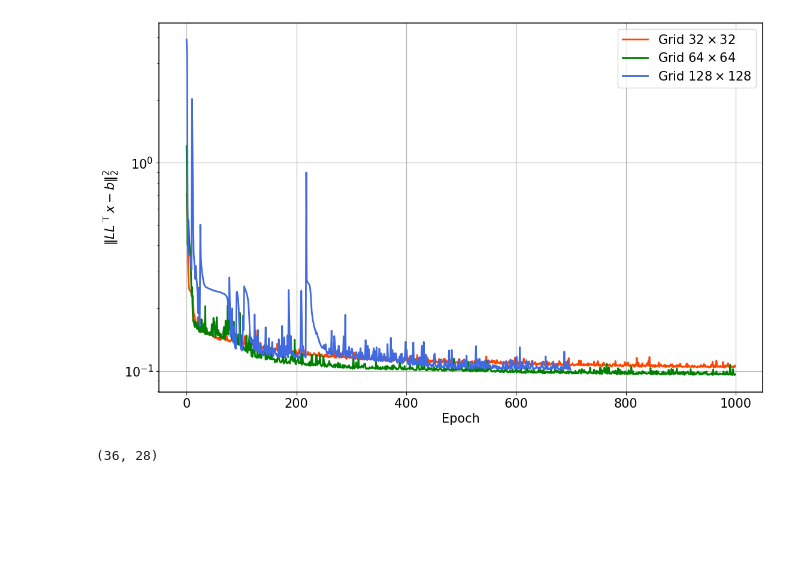
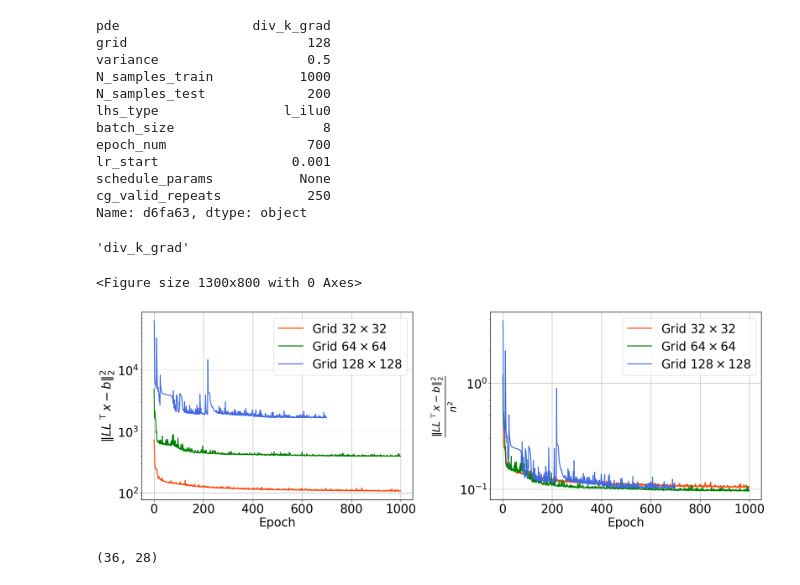
Before and after one commit to vltrifonov/PreCorrector, a Jupyter notebook: experiments/autoruns/valid_cases.ipynb, the cells around one changed output. Saved outputs shown, nothing was run; the diff lists cells and outputs as text; code cells hidden in the pictures; blank space fills up the shorter version.

```diff
--- a/experiments/autoruns/valid_cases.ipynb
+++ b/experiments/autoruns/valid_cases.ipynb
@@ -28,24 +120,60 @@ run_name_128 = 'yfbetl'
 run_32 = jnp.load(os.path.join(path, dir_name32_64, run_name_32+'.npz'))
 run_64 = jnp.load(os.path.join(path, dir_name32_64, run_name_64+'.npz'))
 run_128 = jnp.load(os.path.join(path, dir_name128, run_name_128+'.npz'))
+# %%
+parsed_params = ['pde', 'grid', 'variance', 'N_samples_train', 'N_samples_test',
+       'lhs_type', 'batch_size', 'epoch_num', 'lr_start', 'schedule_params', 'cg_valid_repeats']
+
+div_k_grad128.loc['d6fa63', parsed_params]
+# %% [output]
+pde                 div_k_grad
+grid                       128
+variance                   0.5
+N_samples_train           1000
+N_samples_test             200
+lhs_type                l_ilu0
+batch_size                   8
+epoch_num                  700
+lr_start                 0.001
+schedule_params           None
+cg_valid_repeats           250
+Name: d6fa63, dtype: object
+# %%
+div_k_grad128.loc['d6fa63', parsed_params]['pde']
+# %% [output]
+'div_k_grad'
 # %%
 plt.rcParams['figure.figsize'] = (13, 8)
-plt.rcParams['font.size'] = 15
+plt.rcParams['font.size'] = 25
 plt.rcParams['font.style'] = 'normal'
 plt.rcParams['axes.linewidth'] = 1.1#0.8
 plt.set_cmap('jet')
-# _, axes = plt.subplots(1, 2, figsize=(11, 7))
-plt.plot(range(len(run_32['losses'][0])), run_32['losses'][1] / (32**2), label=r'$\text{Grid} \,\, 32\times32$', linewidth=2, c='orangered')
-plt.plot(range(len(run_64['losses'][0])), run_64['losses'][1] / (64**2), label=r'$\text{Grid} \,\, 64\times64$', linewidth=2, c='green')
-plt.plot(range(len(run_128['losses'][0])), run_128['losses'][1] / (128**2), label=r'$\text{Grid} \,\, 128\times128$', linewidth=2, c='royalblue')
-plt.yscale('log')
-plt.legend()
-plt.grid()
-plt.xlabel('Epoch')
-plt.ylabel(r'$\Vert LL^\top x - b \Vert_2^2$');
+
+_, axes = plt.subplots(1, 2, figsize=(20, 7))
+
+axes[0].plot(range(len(run_32['losses'][0])), run_32['losses'][1], label=r'$\text{Grid} \,\, 32\times32$', linewidth=2, c='orangered')
+axes[0].plot(range(len(run_64['losses'][0])), run_64['losses'][1], label=r'$\text{Grid} \,\, 64\times64$', linewidth=2, c='green')
+axes[0].plot(range(len(run_128['losses'][0])), run_128['losses'][1], label=r'$\text{Grid} \,\, 128\times128$', linewidth=2, c='royalblue')
+axes[0].set_yscale('log')
+axes[0].legend()
+axes[0].grid()
+axes[0].set_xlabel('Epoch')
+axes[0].set_ylabel(r'$\Vert LL^\top x - b \Vert_2^2$');
+
+axes[1].plot(range(len(run_32['losses'][0])), run_32['losses'][1] / (32**2), label=r'$\text{Grid} \,\, 32\times32$', linewidth=2, c='orangered')
+axes[1].plot(range(len(run_64['losses'][0])), run_64['losses'][1] / (64**2), label=r'$\text{Grid} \,\, 64\times64$', linewidth=2, c='green')
+axes[1].plot(range(len(run_128['losses'][0])), run_128['losses'][1] / (128**2), label=r'$\text{Grid} \,\, 128\times128$', linewidth=2, c='royalblue')
+axes[1].set_yscale('log')
+axes[1].legend()
+axes[1].grid()
+axes[1].set_xlabel('Epoch')
+axes[1].set_ylabel(r'$\frac{\Vert LL^\top x - b \Vert_2^2}{n^2}$', fontsize=30);
+
+plt.tight_layout()
 # axes[1].plot(range(len(run_32['res_I'])), run_32['res_I'], label="CG")
 # %% [output]
+<Figure size 1300x800 with 0 Axes>
-[figure, old version]
+[figure, new version]
 # %%
 path = '/mnt/local/data/vtrifonov/prec-learning-Notay-loss/results_cases'
     pd.set_option('display.max_columns', 500)
```
Also changed, not shown: parts of 12 cells of this notebook, 12 other files.
